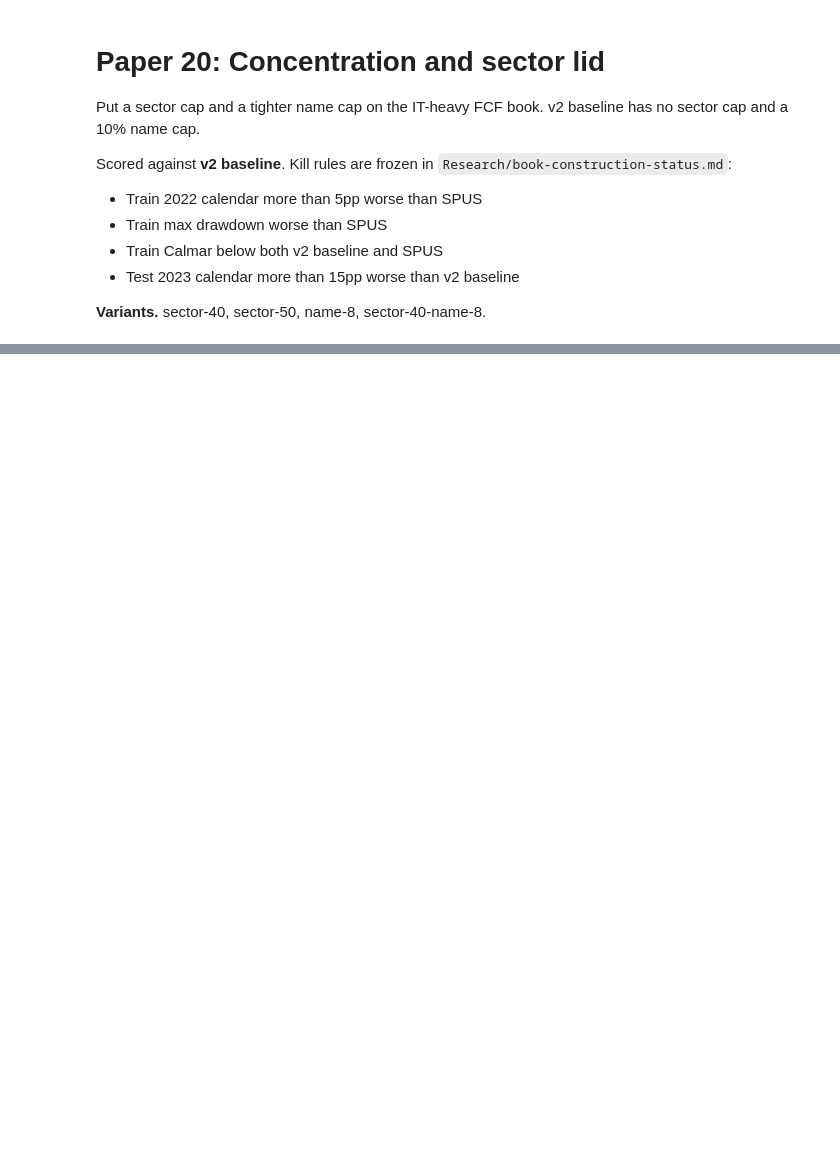
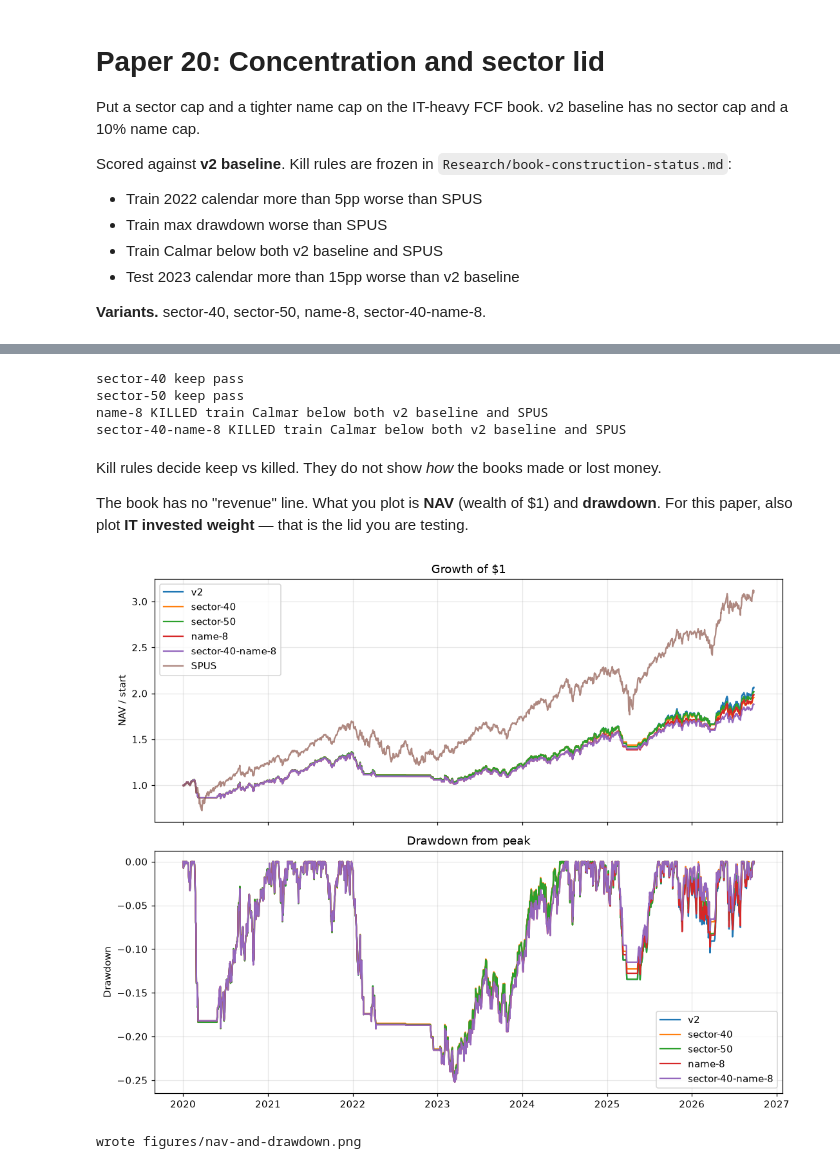
Before and after one commit to Monterey-Finance/Monterey-Finance, a Jupyter notebook: Research/papers/20-concentration/code.ipynb, the cells around one changed output, grey strips where cells are left out. Cells and saved outputs as stored; diff of their text form; code cells hidden in the pictures; blank space fills up the shorter version.

Commit message:
Added concentration sector lid research code

```diff
--- a/Research/papers/20-concentration/code.ipynb
+++ b/Research/papers/20-concentration/code.ipynb
@@ -31,8 +31,12 @@ try:
 except ModuleNotFoundError:
     subprocess.check_call([sys.executable, "-m", "pip", "install", "-e", f"{_ROOT}[research]"])
 
-from monterey.research import boot, compare
-from monterey.sprints import run_sprint, score_against_baseline
+from monterey.research import boot, compare, run_book
+from monterey.sprints import score_against_baseline
+from monterey.spec import BookSpec
 
 rd = boot("paper-20-concentration", start="2019-12-01", end="2026-09-30")
 print("snapshot", rd.manifest.get("hash"))
+print("v2 hash", BookSpec.load("fcf-sma-v2-baseline").hash())
+
+base = run_book("fcf-sma-v2-baseline", rd, paper="20-concentration", id="v2",)
@@ -41,0 +86,3 @@ table
+# %%
+trials = [sector_40, sector_50, name_8, both]
+compare([base, *trials], rd)
@@ -42,5 +99,48 @@ table
 # %%
-baseline, *rest = ledgers
-for book in rest:
-    verdict = score_against_baseline(book, baseline, rd)
-    print(book.spec.id, "KILLED" if verdict["killed"] else "keep", "; ".join(verdict["reasons"]) or "pass")
+for trial in trials:
+    verdict = score_against_baseline(trial, base, rd)
+    reasons = "; ".join(verdict["reasons"]) or "pass"
+    print(trial.spec.id, "KILLED" if verdict["killed"] else "keep", reasons)
+# %% [output]
+sector-40 keep pass
+sector-50 keep pass
+name-8 KILLED train Calmar below both v2 baseline and SPUS
+sector-40-name-8 KILLED train Calmar below both v2 baseline and SPUS
+# %% [markdown]
+Kill rules decide keep vs killed. They do not show *how* the books made or lost money.
+
+The book has no "revenue" line. What you plot is **NAV** (wealth of $1) and **drawdown**. For this paper, also plot **IT invested weight** — that is the lid you are testing.
+# %%
+import matplotlib.pyplot as plt
+import pandas as pd
+from monterey.diagnostics import yearly
+
+books = [base, *trials]
+figures = Path("figures")
+figures.mkdir(exist_ok=True)
+
+spus = rd.total_return("SPUS").reindex(base.nav_series().index).ffill()
+
+fig, axes = plt.subplots(2, 1, figsize=(10, 8), sharex=True)
+for book in books:
+    nav = book.nav_series()
+    growth = nav / nav.iloc[0]
+    axes[0].plot(growth.index, growth, label=book.spec.id)
+    dd = nav / nav.cummax() - 1.0
+    axes[1].plot(dd.index, dd, label=book.spec.id)
+
+axes[0].plot(spus.index, spus / spus.iloc[0], label="SPUS", alpha=0.7)
+axes[0].set_title("Growth of $1")
+axes[0].set_ylabel("NAV / start")
+axes[0].legend()
+axes[1].set_title("Drawdown from peak")
+axes[1].set_ylabel("Drawdown")
+axes[1].legend()
+
+fig.tight_layout()
+fig.savefig(figures / "nav-and-drawdown.png", dpi=140)
+plt.show()
+print("wrote", figures / "nav-and-drawdown.png")
+# %% [output]
+[figure, added]
+wrote figures/nav-and-drawdown.png
```
Also changed, not shown: parts of 6 cells of this notebook, 3 other files.
